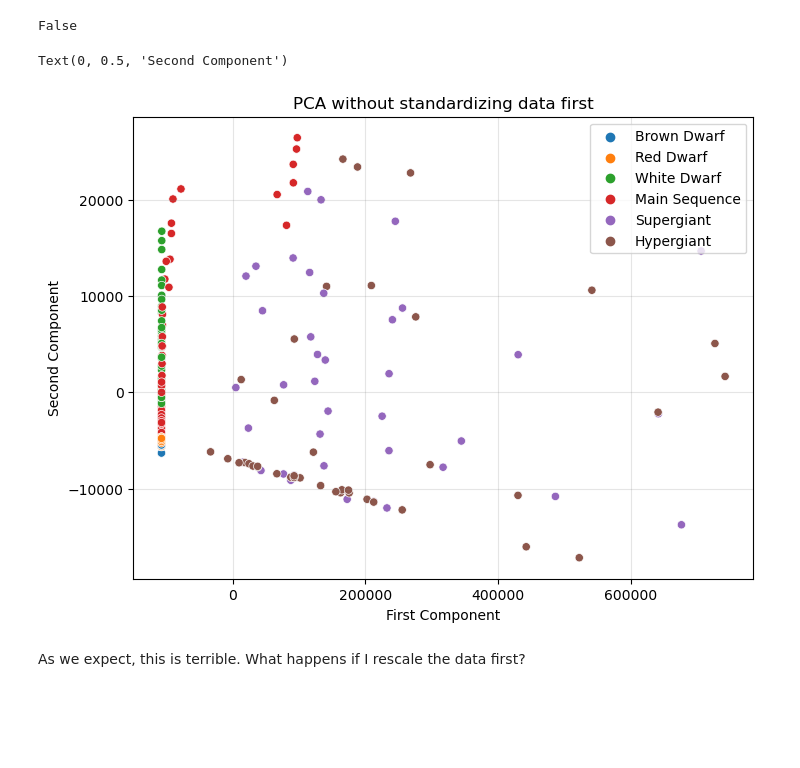
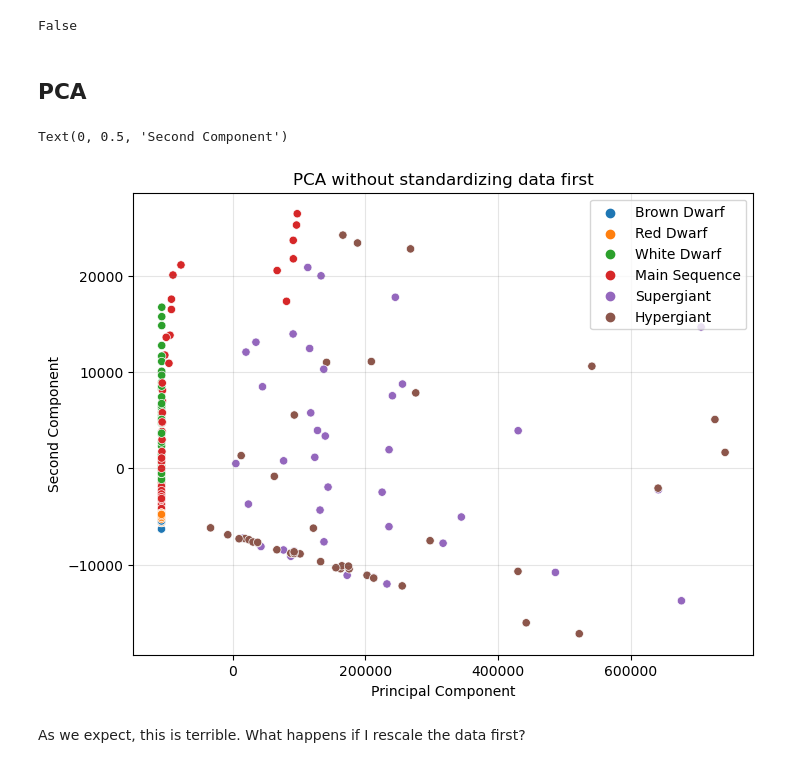
Before and after one commit to Isabella-Famoso/astrostatistics_bicocca_2024, a Jupyter notebook: working/L15/HR diagram.ipynb, the cells around one changed output. Drawn from its saved outputs; the diff is of its cells as text; code cells hidden in the pictures; blank space fills up the shorter version.

```diff
--- a/working/L15/HR diagram.ipynb
+++ b/working/L15/HR diagram.ipynb
@@ -92,23 +94,24 @@ This is actually a very important lesson in machine learning: Massaging your dat
 print(df_stars.isna().any().any())
 # %% [output]
 False
+# %% [markdown]
+## PCA
 # %%
-#PCA
-#we need the data without the columns with labels
+#We need the data without the columns with labels
 data_pd = df_stars.drop(columns=["Star color", "Star type", "Spectral Class"])
 data = np.array(data_pd)
 pca = PCA(n_components=2)
 projected_data = pca.fit_transform(data) #fit + dimensionality reduction on data
 
 fig = plt.figure(figsize=(8,6))
 sns.scatterplot(x = projected_data[:, 0], y = projected_data[:,1], hue=labels)
 plt.grid(c='grey', alpha = 0.2)
 plt.title('PCA without standardizing data first')
-plt.xlabel('First Component')
+plt.xlabel('Principal Component')
 plt.ylabel('Second Component')
 # %% [output]
 Text(0, 0.5, 'Second Component')
-[figure, old version]
+[figure, new version]
 # %% [markdown]
 As we expect, this is terrible. What happens if I rescale the data first?
 # %%
```
Also changed, not shown: parts of 4 cells of this notebook.
